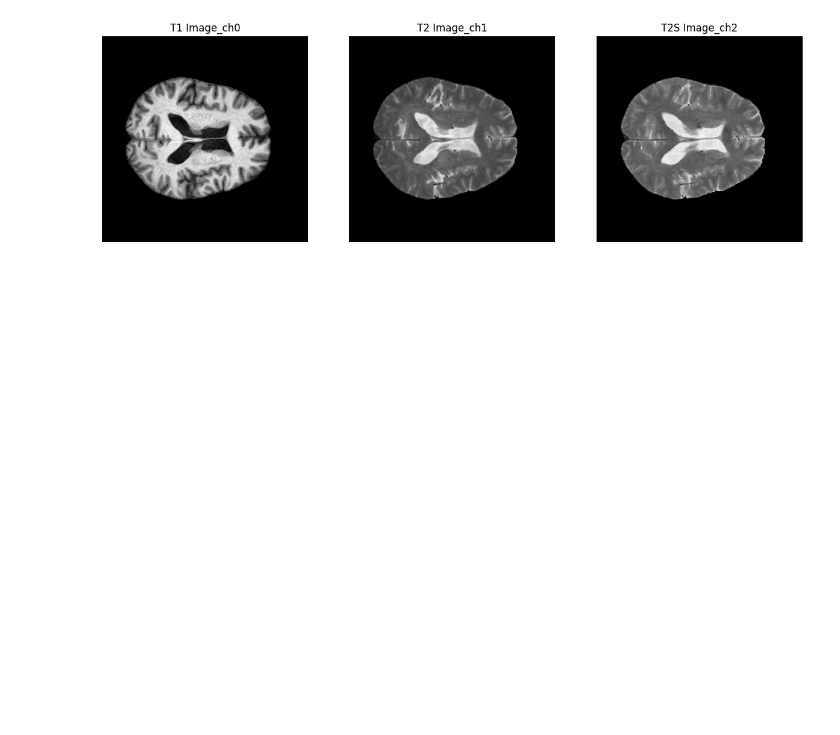
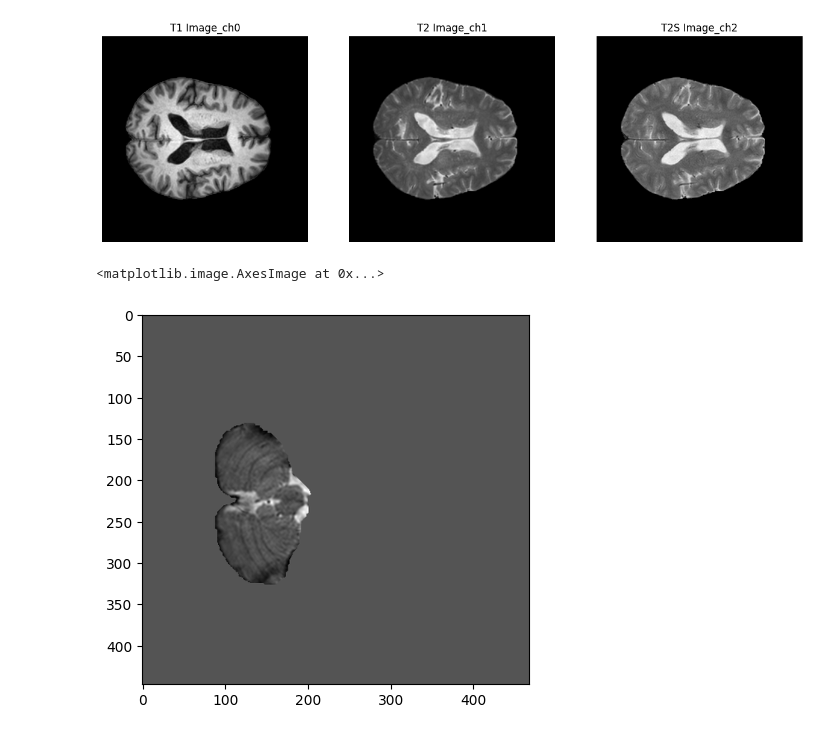
Before and after one commit to greenyjwk/VALDO_brain_MRI_dataset_preprocessing, a Jupyter notebook: EDA.ipynb, the cells around one changed output. Cells and saved outputs as stored; diff of their text form; code cells hidden in the pictures; blank space fills up the shorter version.

Commit message:
ADD: Visualization module for VALDO

```diff
--- a/EDA.ipynb
+++ b/EDA.ipynb
@@ -23,3 +24,11 @@ plt.axis('off')
 # %% [output]
 (-0.5, 511.5, 511.5, -0.5)
 [figure]
+# %%
+data = nib.load("/mnt/storage/ji/VALDO_preprocessing/Preprocessed_v2/sub-108/sub-108_space-T2S_T2S.nii.gz")
+data = data.get_fdata()
+print(data.shape)
+plt.imshow(data[:,:,20], cmap='gray')
+# %% [output]
+<matplotlib.image.AxesImage at 0x...>
+[figure, added]
```
Also changed, not shown: parts of 1 cell of this notebook, 3 other files.
